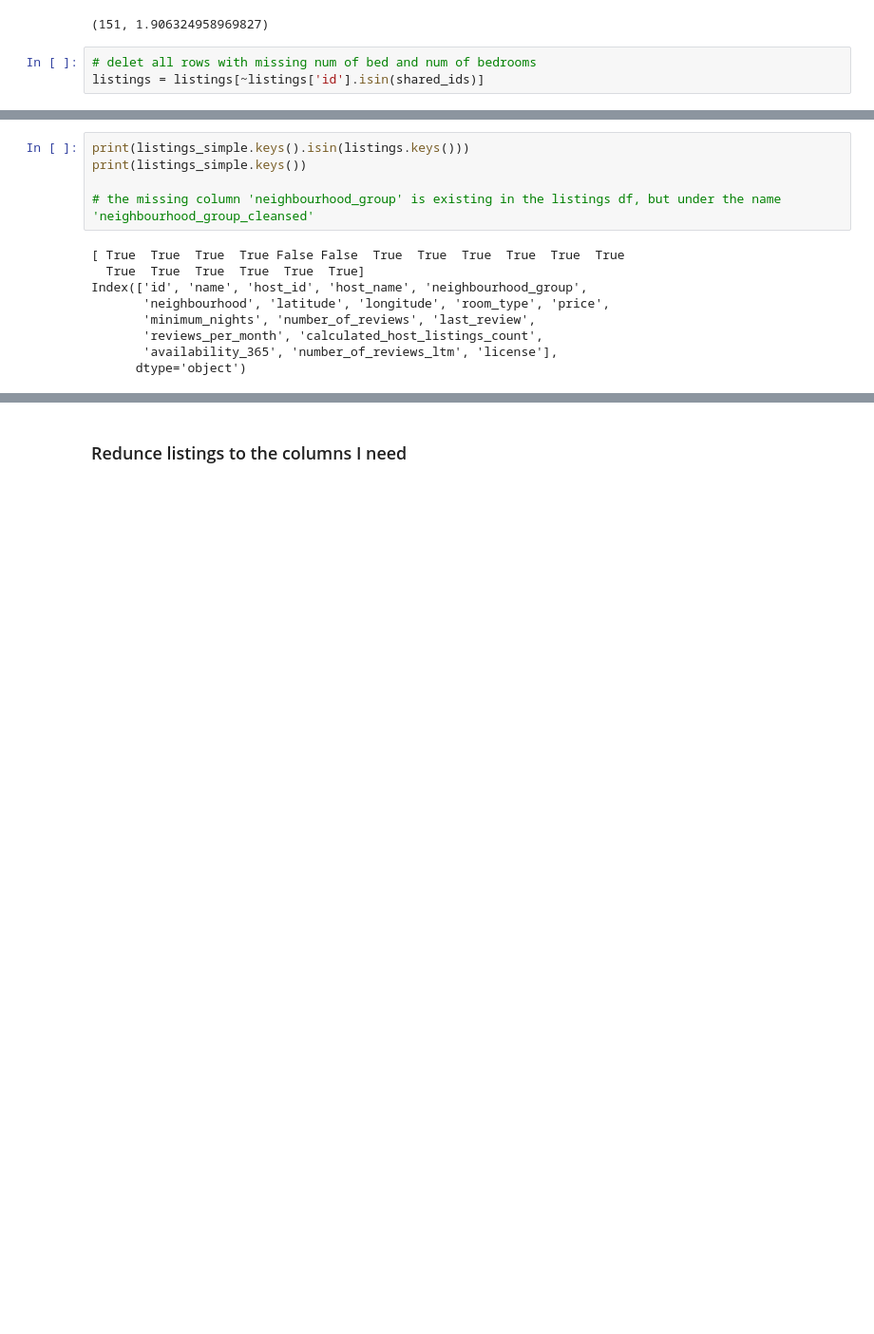
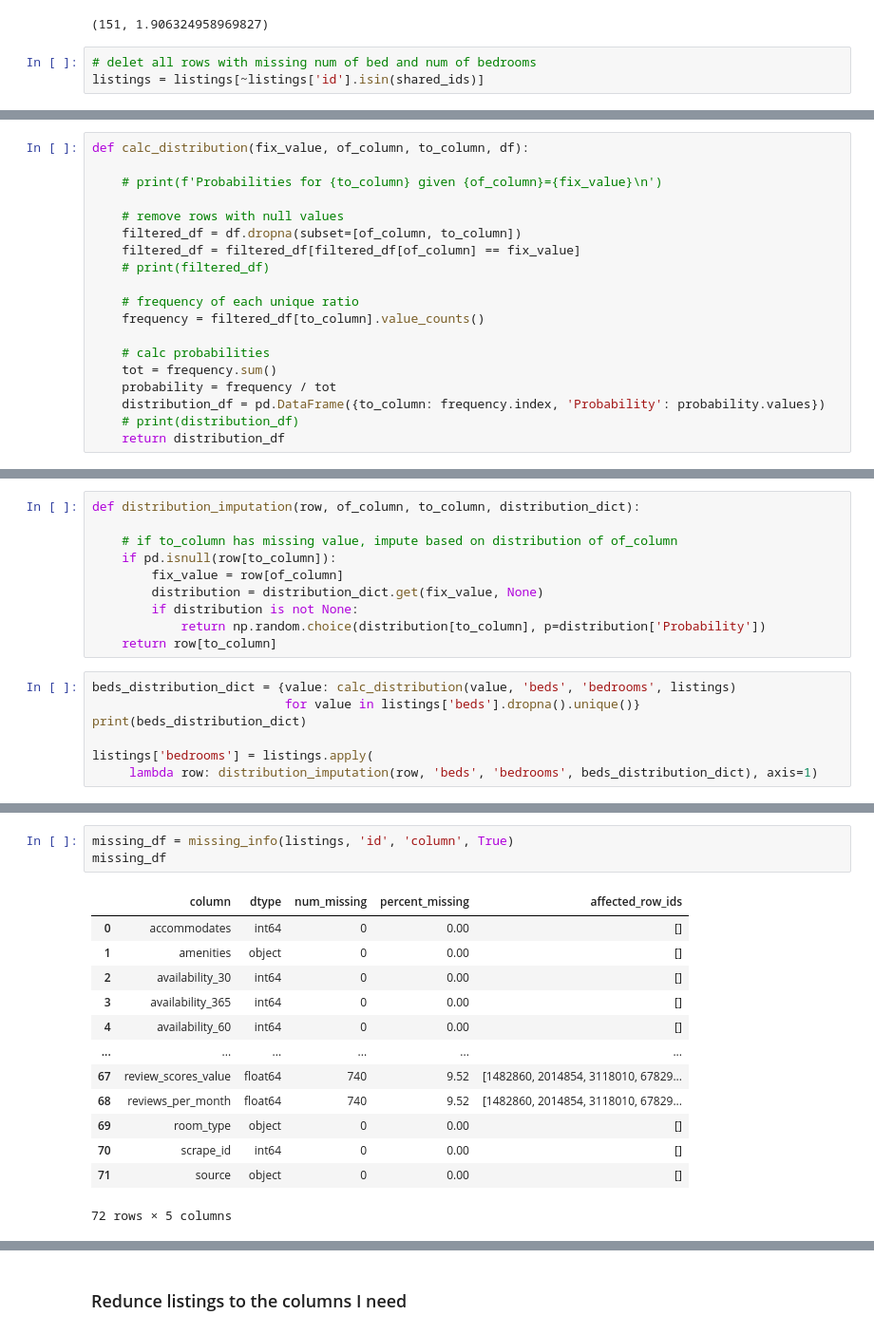
Before and after one commit to Aranidin/Project_ML_SS2025, a Jupyter notebook: Preprocessing/listings_prep.ipynb, the cells around one changed output, grey strips where cells are left out. Shown: that part at 95% size. Saved outputs shown, nothing was run; the diff lists cells and outputs as text; blank space fills up the shorter version.

```diff
--- a/Preprocessing/listings_prep.ipynb
+++ b/Preprocessing/listings_prep.ipynb
@@ -148,0 +180,19 @@ listings = listings[~listings['id'].isin(shared_ids)]
+# %%
+def calc_distribution(fix_value, of_column, to_column, df):
+
+    # print(f'Probabilities for {to_column} given {of_column}={fix_value}\n')
+
+    # remove rows with null values
+    filtered_df = df.dropna(subset=[of_column, to_column])
+    filtered_df = filtered_df[filtered_df[of_column] == fix_value]
+    # print(filtered_df)
+
+    # frequency of each unique ratio
+    frequency = filtered_df[to_column].value_counts()
+
+    # calc probabilities
+    tot = frequency.sum()
+    probability = frequency / tot
+    distribution_df = pd.DataFrame({to_column: frequency.index, 'Probability': probability.values})
+    # print(distribution_df)
+    return distribution_df
@@ -148,0 +209,17 @@ listings = listings[~listings['id'].isin(shared_ids)]
+# %%
+def distribution_imputation(row, of_column, to_column, distribution_dict):
+
+    # if to_column has missing value, impute based on distribution of of_column
+    if pd.isnull(row[to_column]):
+        fix_value = row[of_column]
+        distribution = distribution_dict.get(fix_value, None)
+        if distribution is not None:
+            return np.random.choice(distribution[to_column], p=distribution['Probability'])
+    return row[to_column]
+# %%
+beds_distribution_dict = {value: calc_distribution(value, 'beds', 'bedrooms', listings)
+                          for value in listings['beds'].dropna().unique()}
+print(beds_distribution_dict)
+
+listings['bedrooms'] = listings.apply(
+     lambda row: distribution_imputation(row, 'beds', 'bedrooms', beds_distribution_dict), axis=1)
@@ -149,14 +248,17 @@ listings = listings[~listings['id'].isin(shared_ids)]
 # %%
-print(listings_simple.keys().isin(listings.keys()))
-print(listings_simple.keys())
-
-# the missing column 'neighbourhood_group' is existing in the listings df, but under the name 'neighbourhood_group_cleansed'
+missing_df = missing_info(listings, 'id', 'column', True)
+missing_df
 # %% [output]
+|  | column | dtype | num_missing | percent_missing | affected_row_ids |
+| 0 | accommodates | int64 | 0 | 0.00 | [] |
+| 1 | amenities | object | 0 | 0.00 | [] |
+| 2 | availability_30 | int64 | 0 | 0.00 | [] |
+| 3 | availability_365 | int64 | 0 | 0.00 | [] |
+| 4 | availability_60 | int64 | 0 | 0.00 | [] |
+| ... | ... | ... | ... | ... | ... |
+| 67 | review_scores_value | float64 | 740 | 9.52 | [1482860, 2014854, 3118010, 67829... |
+| 68 | reviews_per_month | float64 | 740 | 9.52 | [1482860, 2014854, 3118010, 67829... |
+| 69 | room_type | object | 0 | 0.00 | [] |
+| 70 | scrape_id | int64 | 0 | 0.00 | [] |
+| 71 | source | object | 0 | 0.00 | [] |
-[ True  True  True  True False False  True  True  True  True  True  True
-  True  True  True  True  True  True]
-Index(['id', 'name', 'host_id', 'host_name', 'neighbourhood_group',
-       'neighbourhood', 'latitude', 'longitude', 'room_type', 'price',
-       'minimum_nights', 'number_of_reviews', 'last_review',
-       'reviews_per_month', 'calculated_host_listings_count',
-       'availability_365', 'number_of_reviews_ltm', 'license'],
-      dtype='object')
+72 rows × 5 columns
```
Also changed, not shown: parts of 26 cells of this notebook, 1 other file.
